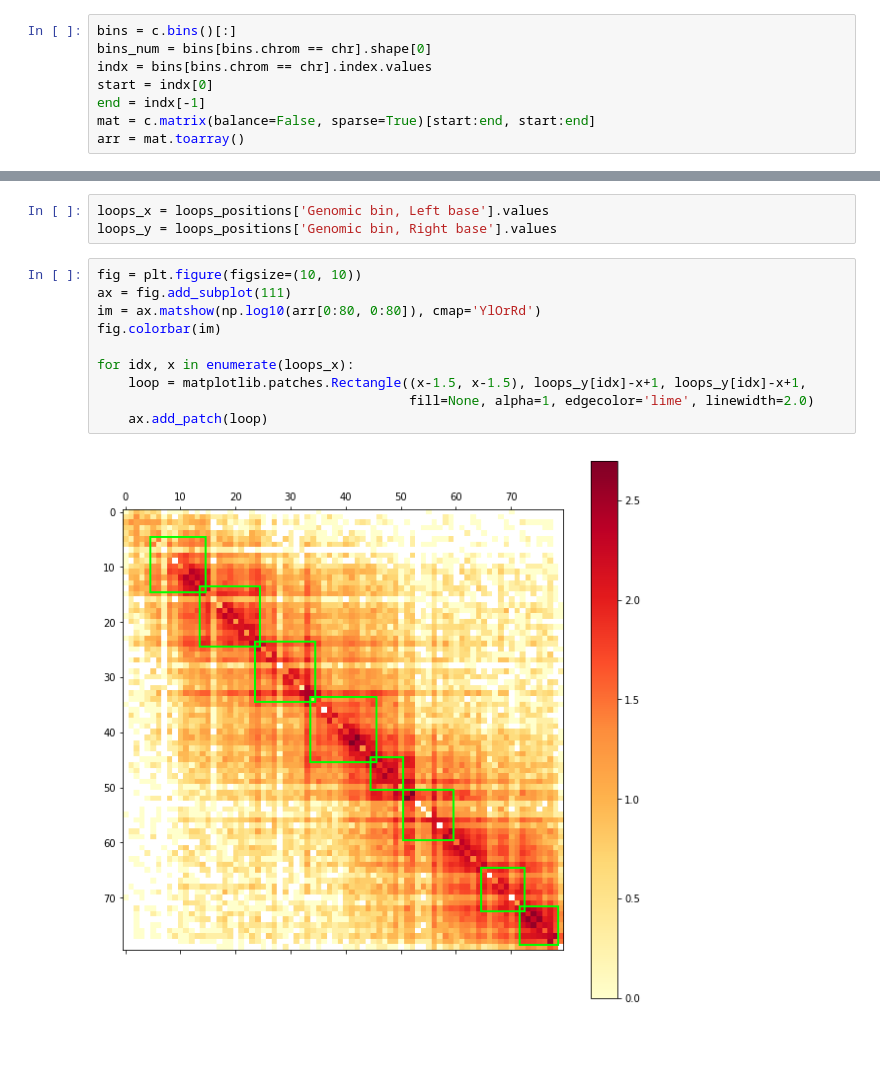
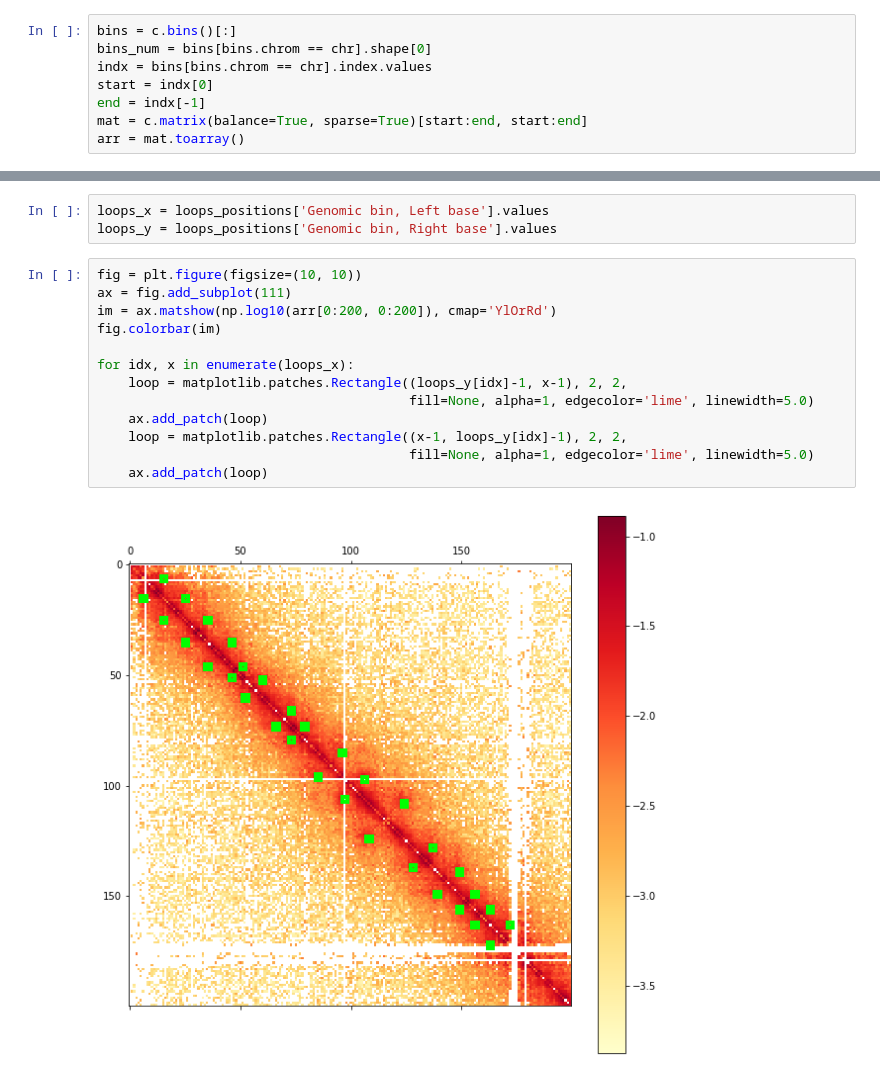
Before and after one commit to GoodBoy962/Dictyostelium-loops, a Jupyter notebook: parsing_coolers.ipynb, the cells around one changed output, grey strips where cells are left out. Cells and saved outputs as stored; diff of their text form; blank space fills up the shorter version.

Commit message:
fix loops visualization

```diff
--- a/parsing_coolers.ipynb
+++ b/parsing_coolers.ipynb
@@ -76,7 +76,7 @@ bins_num = bins[bins.chrom == chr].shape[0]
 indx = bins[bins.chrom == chr].index.values
 start = indx[0]
 end = indx[-1]
-mat = c.matrix(balance=False, sparse=True)[start:end, start:end]
+mat = c.matrix(balance=True, sparse=True)[start:end, start:end]
 arr = mat.toarray()
 # %%
 fig = plt.figure(figsize=(10, 10))
@@ -111,12 +111,15 @@ loops_y = loops_positions['Genomic bin, Right base'].values
 # %%
 fig = plt.figure(figsize=(10, 10))
 ax = fig.add_subplot(111)
-im = ax.matshow(np.log10(arr[0:80, 0:80]), cmap='YlOrRd')
+im = ax.matshow(np.log10(arr[0:200, 0:200]), cmap='YlOrRd')
 fig.colorbar(im)
 
 for idx, x in enumerate(loops_x):
-    loop = matplotlib.patches.Rectangle((x-1.5, x-1.5), loops_y[idx]-x+1, loops_y[idx]-x+1,
-                                        fill=None, alpha=1, edgecolor='lime', linewidth=2.0)
+    loop = matplotlib.patches.Rectangle((loops_y[idx]-1, x-1), 2, 2,
+                                        fill=None, alpha=1, edgecolor='lime', linewidth=5.0)
     ax.add_patch(loop)
+    loop = matplotlib.patches.Rectangle((x-1, loops_y[idx]-1), 2, 2,
+                                        fill=None, alpha=1, edgecolor='lime', linewidth=5.0)
+    ax.add_patch(loop)
 # %% [output]
-[figure, old version]
+[figure, new version]
```
Also changed, not shown: parts of 2 cells of this notebook, 1 other file.
